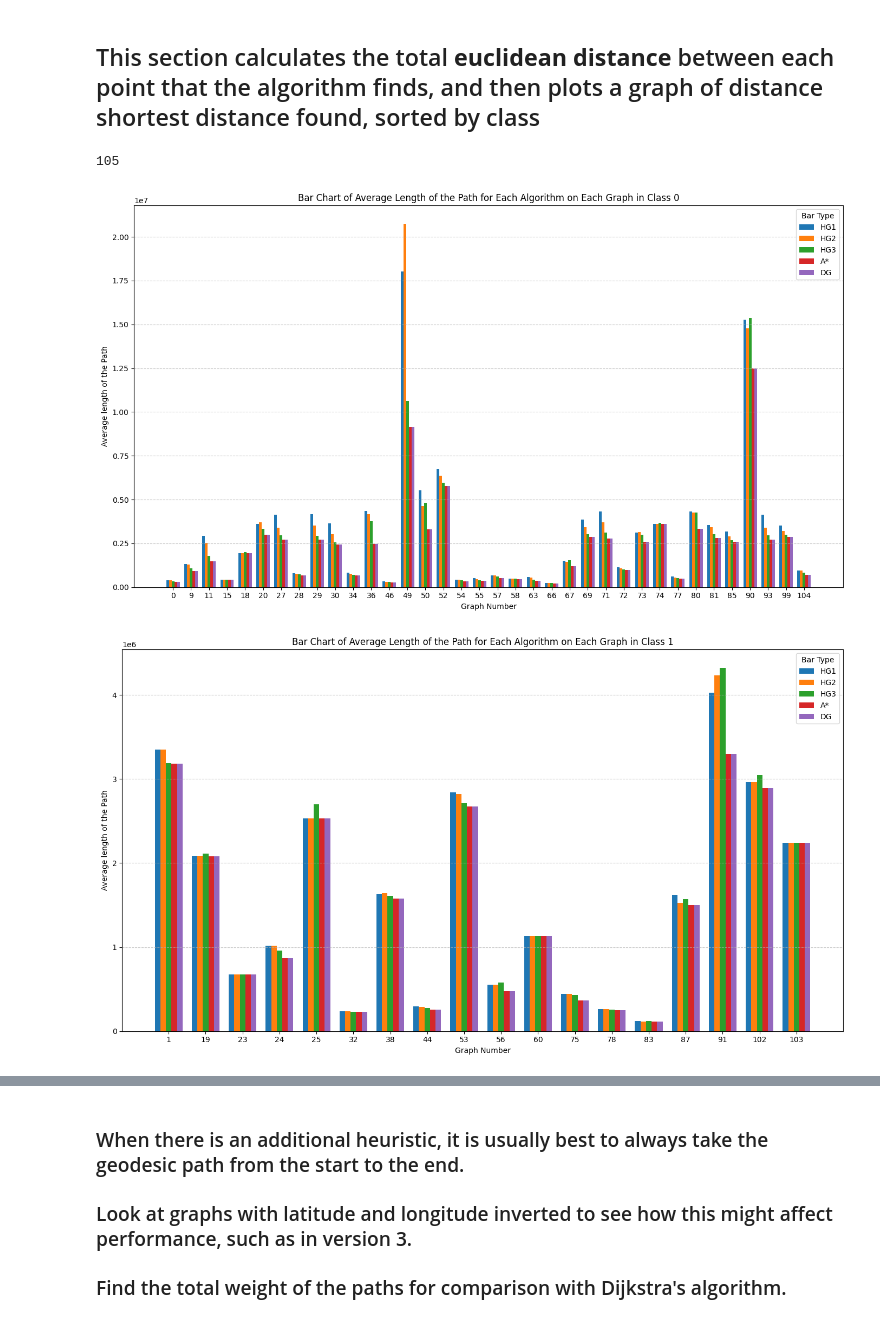
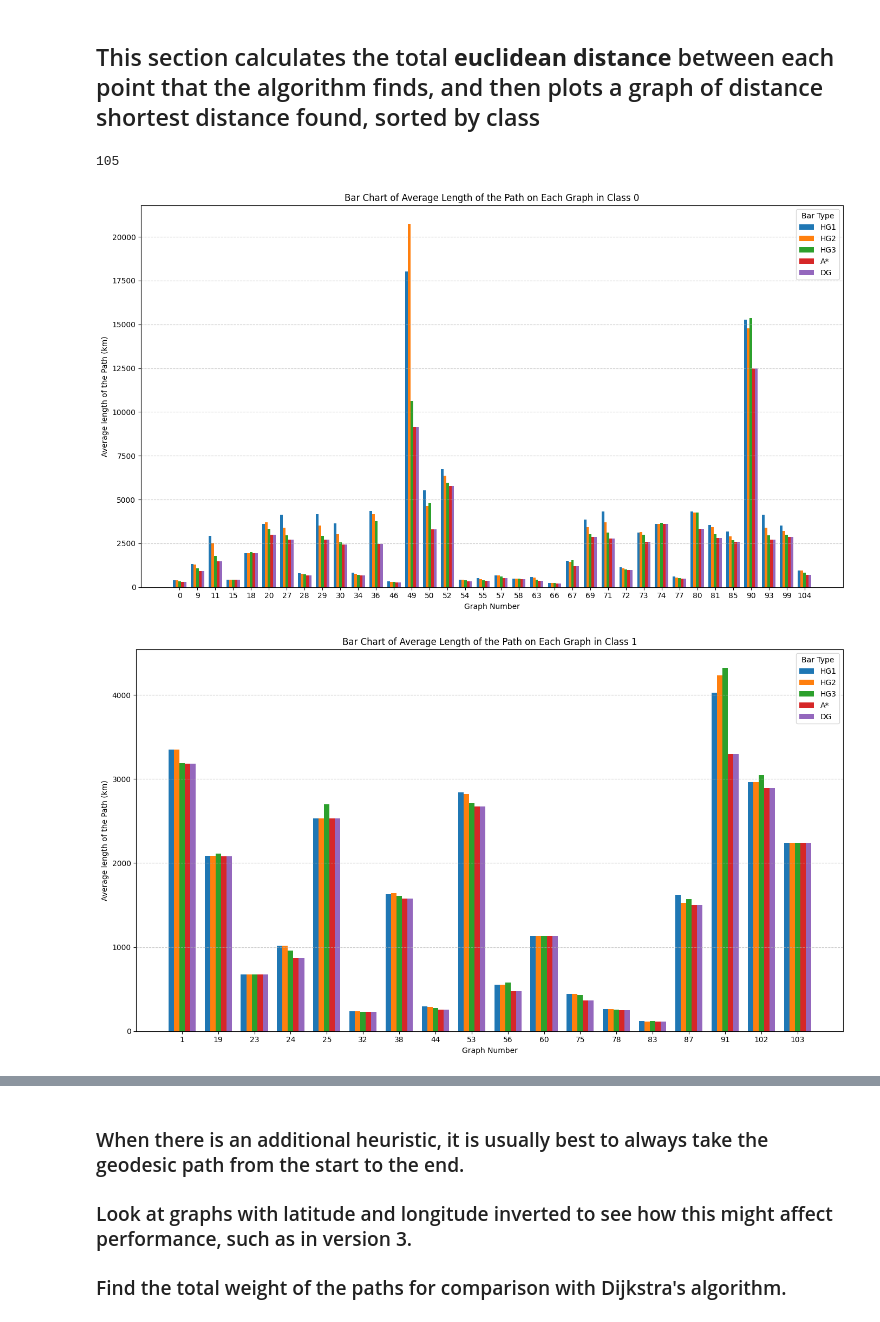
Before and after one commit to dylanljs04/human-gazed-algo, a Jupyter notebook: new_main.ipynb, the cells around one changed output, grey strips where cells are left out. Drawn from its saved outputs; the diff is of its cells as text; code cells hidden in the pictures.

```diff
--- a/new_main.ipynb
+++ b/new_main.ipynb
@@ -724,8 +724,10 @@ Graph Plottting:
 hops_differences = {}
 print(len(dg_paths))
 print(graph_class_sorted[0])
+res = 0
 for j in graph_class_sorted[0]:
     for i in range(len(dg_paths[f"DG_{j}"])):
+        res+=1
         path = dg_paths[f"DG_{j}"][i]
         hg1_error = len(hg1_paths[f"HG1_{j}"][i]) - len(path)
         hg2_error = len(hg2_paths[f"HG2_{j}"][i]) - len(path)
@@ -780,14 +782,16 @@ ax.set_xticklabels(keys)
 
 # Add labels, title, and legend
 plt.xlabel('Number of Hops with Dijkstra')
-plt.ylabel('Average Number of Hops')
-plt.title('Bar Chart of Average Number of Hops Against the Number of Hops in the Fastest Path for Class 0 graphs')
+plt.ylabel("Difference in Average Number of Hops aganist Dijkstra's Algorithm")
+plt.title('Bar Chart of Average Number of Extra Hops Against the Number of Hops in the Fastest Path for Class 0 graphs')
 plt.legend(title="Bar Type")
 plt.grid(axis='y', linestyle='--', alpha=0.7)
 
 # Show the plot
 plt.tight_layout()
 plt.show()
+print(hops_differences)
+print(res)
 # %% [output]
 105
 [0, 9, 11, 15, 18, 20, 27, 28, 29, 30, 34, 36, 46, 49, 50, 52, 54, 55, 57, 58, 63, 66, 67, 69, 71, 72, 73, 74, 77, 80, 81, 85, 90, 93, 99, 104]
@@ -804,13 +810,22 @@ Graph Plottting:
 
 hops_differences = {}
 print(len(dg_paths))
+print(len(graph_class_sorted[1]))
+res = 0
 for j in graph_class_sorted[1]:
     for i in range(len(dg_paths[f"DG_{j}"])):
+        res+=1
         path = dg_paths[f"DG_{j}"][i]
         hg1_error = len(hg1_paths[f"HG1_{j}"][i]) - len(path)
         hg2_error = len(hg2_paths[f"HG2_{j}"][i]) - len(path)
         hg3_error = len(hg3_paths[f"HG3_{j}"][i]) - len(path)
         a_error = len(astar_paths[f"A_{j}"][i]) - len(path)
+
+        # path = dg_paths[f"DG_{j}"][i]
+        # hg1_error = len(hg1_paths[f"HG1_{j}"][i])
+        # hg2_error = len(hg2_paths[f"HG2_{j}"][i])
+        # hg3_error = len(hg3_paths[f"HG3_{j}"][i])
+        # a_error = len(astar_paths[f"A_{j}"][i])
 
         if len(path) not in hops_differences:
             hops_differences[len(path)] = [hg1_error, hg2_error, hg3_error, a_error, 1]
@@ -860,13 +875,15 @@ ax.set_xticklabels(keys)
 
 # Add labels, title, and legend
 plt.xlabel('Number of Hops with Dijkstra')
-plt.ylabel('Average Number of Hops')
-plt.title('Bar Chart of Average Number of Hops Against the Number of Hops in the Fastest Path for Class 1 graphs')
+plt.ylabel("Difference in Average Number of Hops aganist Dijkstra's Algorithm")
+plt.title('Bar Chart of Average Number of Extra Hops Against the Number of Hops in the Fastest Path for Class 1 graphs')
 plt.legend(title="Bar Type")
 plt.grid(axis='y', linestyle='--', alpha=0.7)
 
 # Show the plot
 plt.tight_layout()
 plt.show()
+print(hops_differences)
+print(res)
 # %% [output]
 105
@@ -995,7 +1008,7 @@ for graph in range(len(real_top)):
 
 for i in path_length:
     for j in range(5):
-        path_length[i][j] /= path_length[i][-1]
+        path_length[i][j] /= (path_length[i][-1]*1000)
 
 
 path_length_0 = {}
@@ -1041,8 +1054,8 @@ ax.set_xticklabels(keys)
 
 # Add labels, title, and legend
 plt.xlabel('Graph Number')
-plt.ylabel('Average length of the Path')
-plt.title('Bar Chart of Average Length of the Path for Each Algorithm on Each Graph in Class 0')
+plt.ylabel('Average length of the Path (km)')
+plt.title('Bar Chart of Average Length of the Path on Each Graph in Class 0')
 plt.legend(title="Bar Type")
 plt.grid(axis='y', linestyle='--', alpha=0.7)
 
@@ -1079,8 +1092,8 @@ ax.set_xticklabels(keys)
 
 # Add labels, title, and legend
 plt.xlabel('Graph Number')
-plt.ylabel('Average length of the Path')
-plt.title('Bar Chart of Average Length of the Path for Each Algorithm on Each Graph in Class 1')
+plt.ylabel('Average length of the Path (km)')
+plt.title('Bar Chart of Average Length of the Path on Each Graph in Class 1')
 plt.legend(title="Bar Type")
 plt.grid(axis='y', linestyle='--', alpha=0.7)
 
@@ -1098,34 +1111,34 @@ values = [v[:5] for v in path_length_2.values()]  # Use only the first 5 values
 fig, ax = plt.subplots(figsize=(14, 8))
 
 # Define x locations for each group of bars
 x = np.arange(len(keys))  # Position of groups on x-axis
 bar_width = 0.15  # Width of each bar
 num_bars = 5  # Number of bars per group
 
 # Define custom labels for the legend
 labels = ['HG1', 'HG2', 'HG3', 'A*', "DG"]
 
 # Plot each of the 4 bars for all keys
 for i in range(num_bars):
     bar_positions = x + i * bar_width  # Offset each bar
     bar_values = [v[i] for v in values]
     ax.bar(bar_positions, bar_values, bar_width, label=labels[i])
 
 # Set x-ticks to the middle of the grouped bars
 ax.set_xticks(x + bar_width * (num_bars - 1) / 2)
 ax.set_xticklabels(keys)
 
 # Add labels, title, and legend
 plt.xlabel('Graph Number')
-plt.ylabel('Average length of the Path')
-plt.title('Bar Chart of Average Length of the Path for Each Algorithm on Each Graph in Class 2')
+plt.ylabel('Average length of the Path (km)')
+plt.title('Bar Chart of Average Length of the Path on Each Graph in Class 2')
 plt.legend(title="Bar Type")
 plt.grid(axis='y', linestyle='--', alpha=0.7)
 
 # Show the plot
 plt.tight_layout()
 plt.show()
 # %% [output]
 105
-[figure, old version]
+[figure, new version]
-[figure, old version]
+[figure, new version]
```
Also changed, not shown: parts of 10 cells of this notebook, 12 other files.
